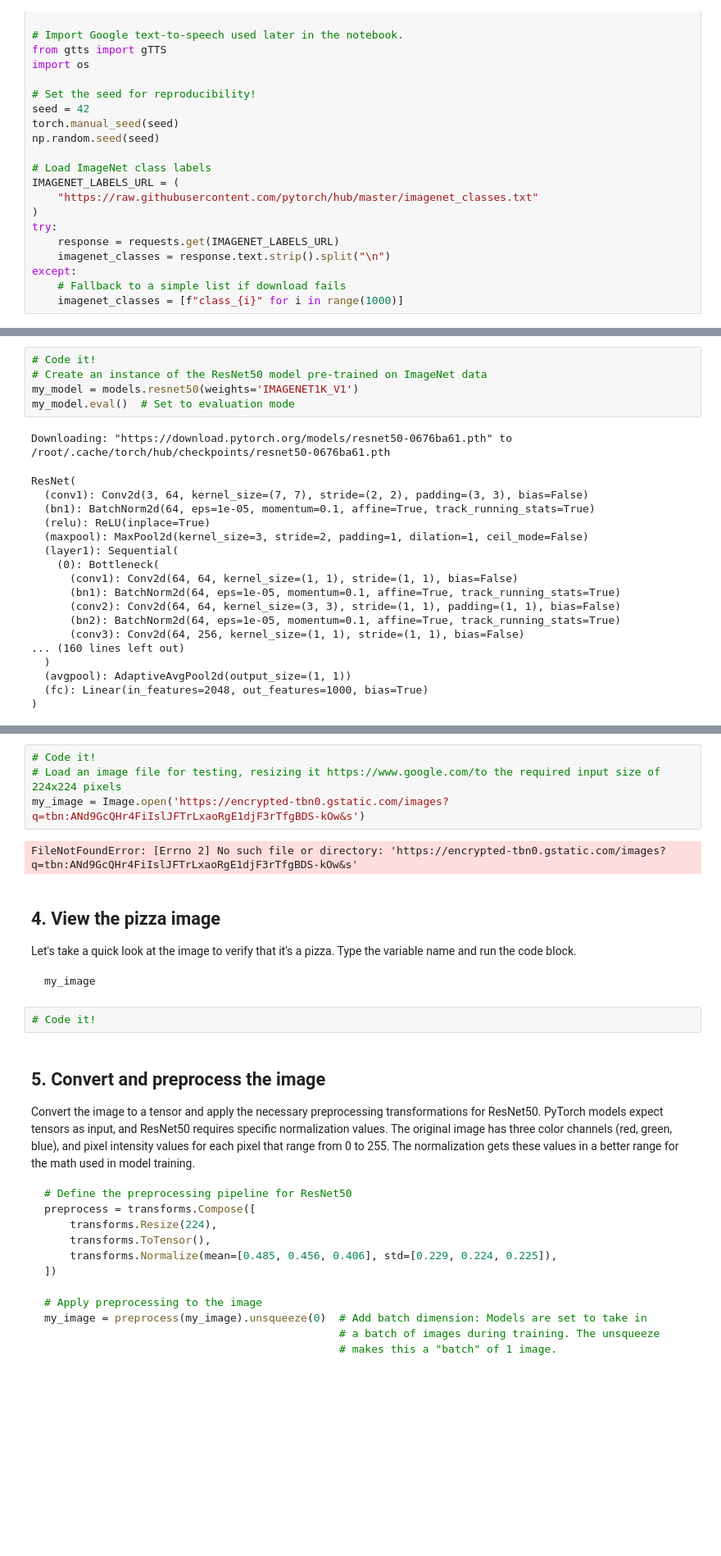
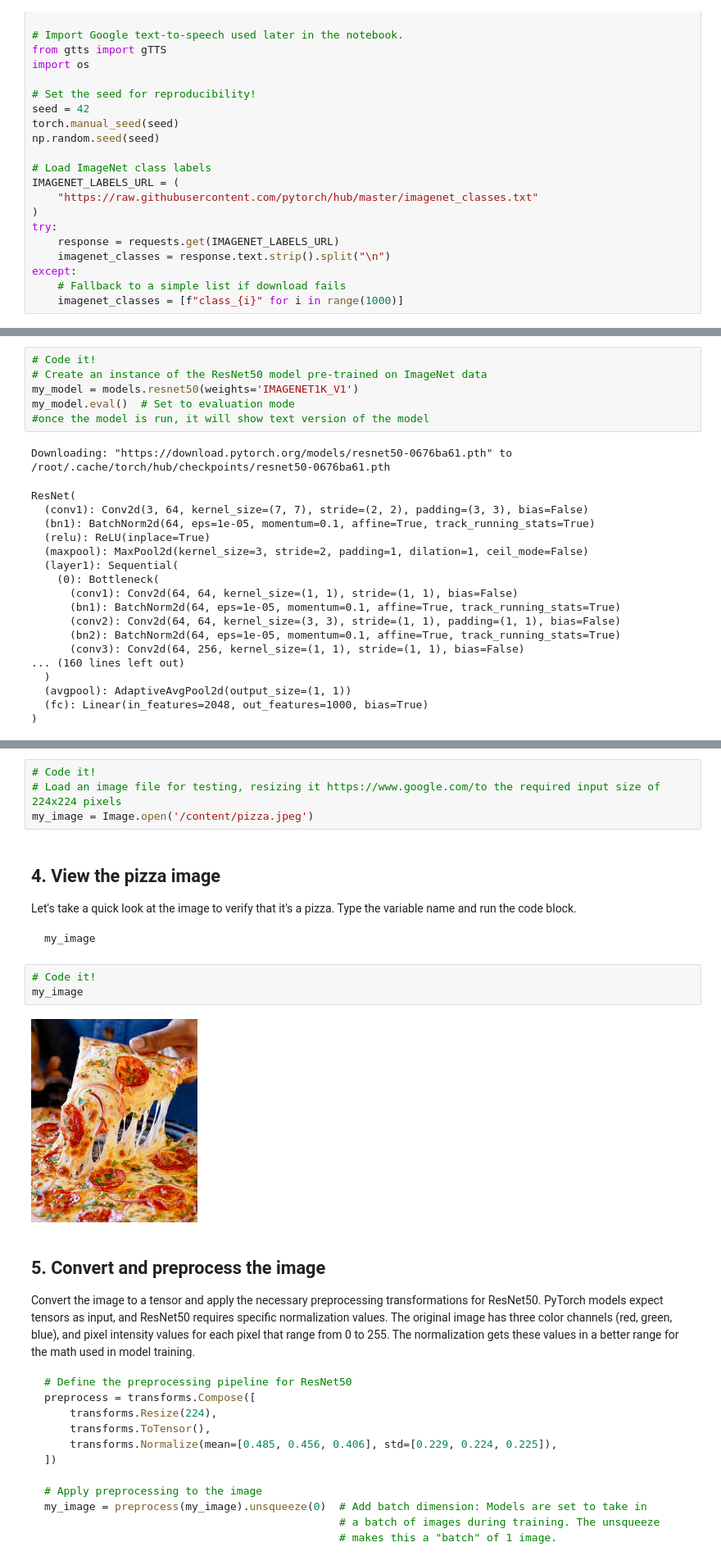
Before and after one commit to doukbun/deep_learning_AI, a Jupyter notebook: 01_deep_learning_tour.ipynb, the cells around one changed output, grey strips where cells are left out. Shown: that part at 82% size. Saved outputs shown, nothing was run; the diff lists cells and outputs as text; blank space fills up the shorter version.

````diff
--- a/01_deep_learning_tour.ipynb
+++ b/01_deep_learning_tour.ipynb
@@ -139,6 +139,7 @@ my_model.eval()  # Set to evaluation mode
 # Create an instance of the ResNet50 model pre-trained on ImageNet data
 my_model = models.resnet50(weights='IMAGENET1K_V1')
 my_model.eval()  # Set to evaluation mode
+#once the model is run, it will show text version of the model
 # %% [output]
 Downloading: "https://download.pytorch.org/models/resnet50-0676ba61.pth" to /root/.cache/torch/hub/checkpoints/resnet50-0676ba61.pth
 ResNet(
@@ -184,9 +185,7 @@ my_image = Image.open('images/pizza.jpg')
 # %%
 # Code it!
 # Load an image file for testing, resizing it https://www.google.com/to the required input size of 224x224 pixels
-my_image = Image.open('https://encrypted-tbn0.gstatic.com/images?q=tbn:ANd9GcQHr4FiIslJFTrLxaoRgE1djF3rTfgBDS-kOw&s')
+my_image = Image.open('/content/pizza.jpeg')
-# %% [output]
-FileNotFoundError: [Errno 2] No such file or directory: 'https://encrypted-tbn0.gstatic.com/images?q=tbn:ANd9GcQHr4FiIslJFTrLxaoRgE1djF3rTfgBDS-kOw&s'
 # %% [markdown]
 ## 4. View the pizza image
 
@@ -197,6 +196,9 @@ my_image
 ```
 # %%
 # Code it!
+my_image
+# %% [output]
+[figure, added]
 # %% [markdown]
 ## 5. Convert and preprocess the image
 
````
Also changed, not shown: parts of 15 cells of this notebook.
